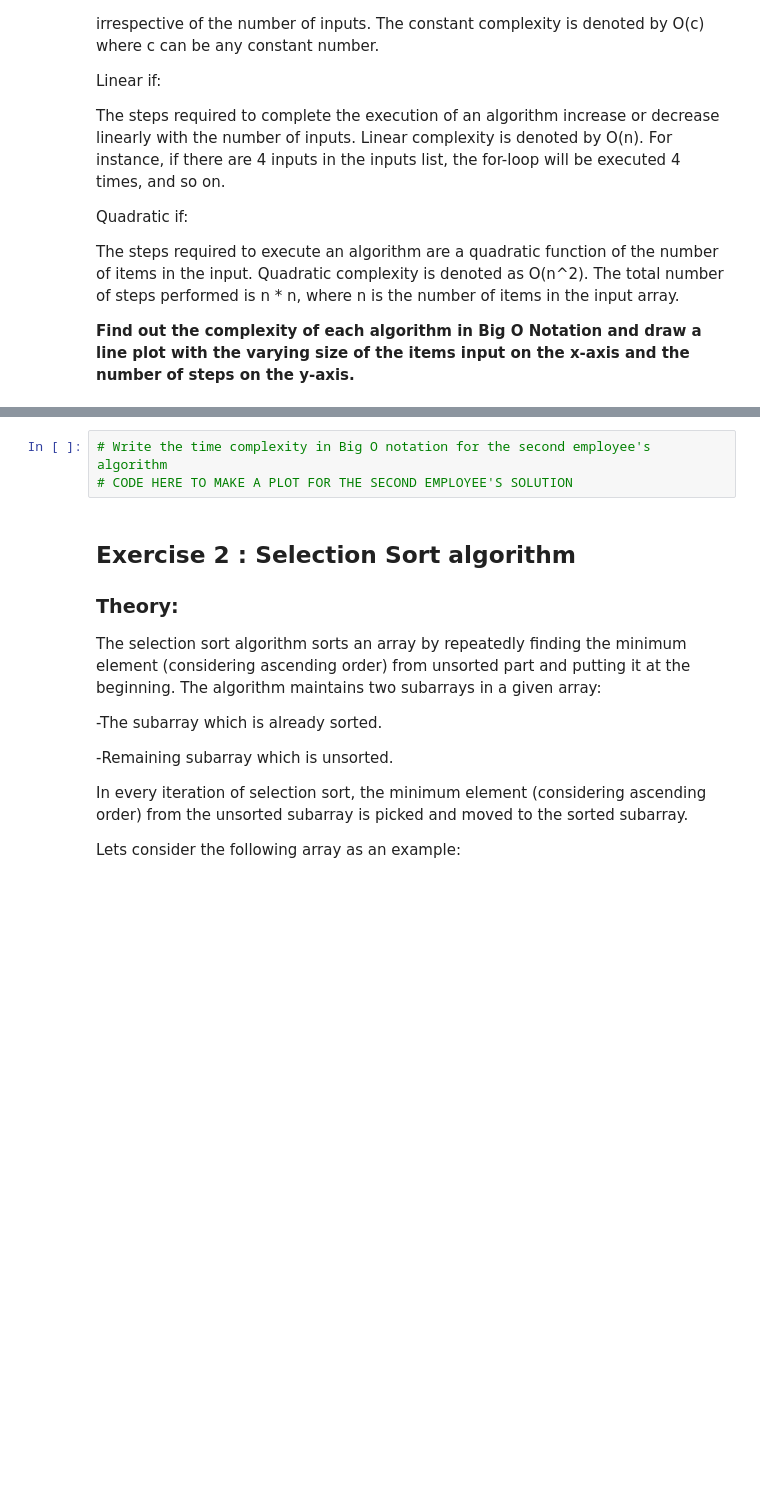
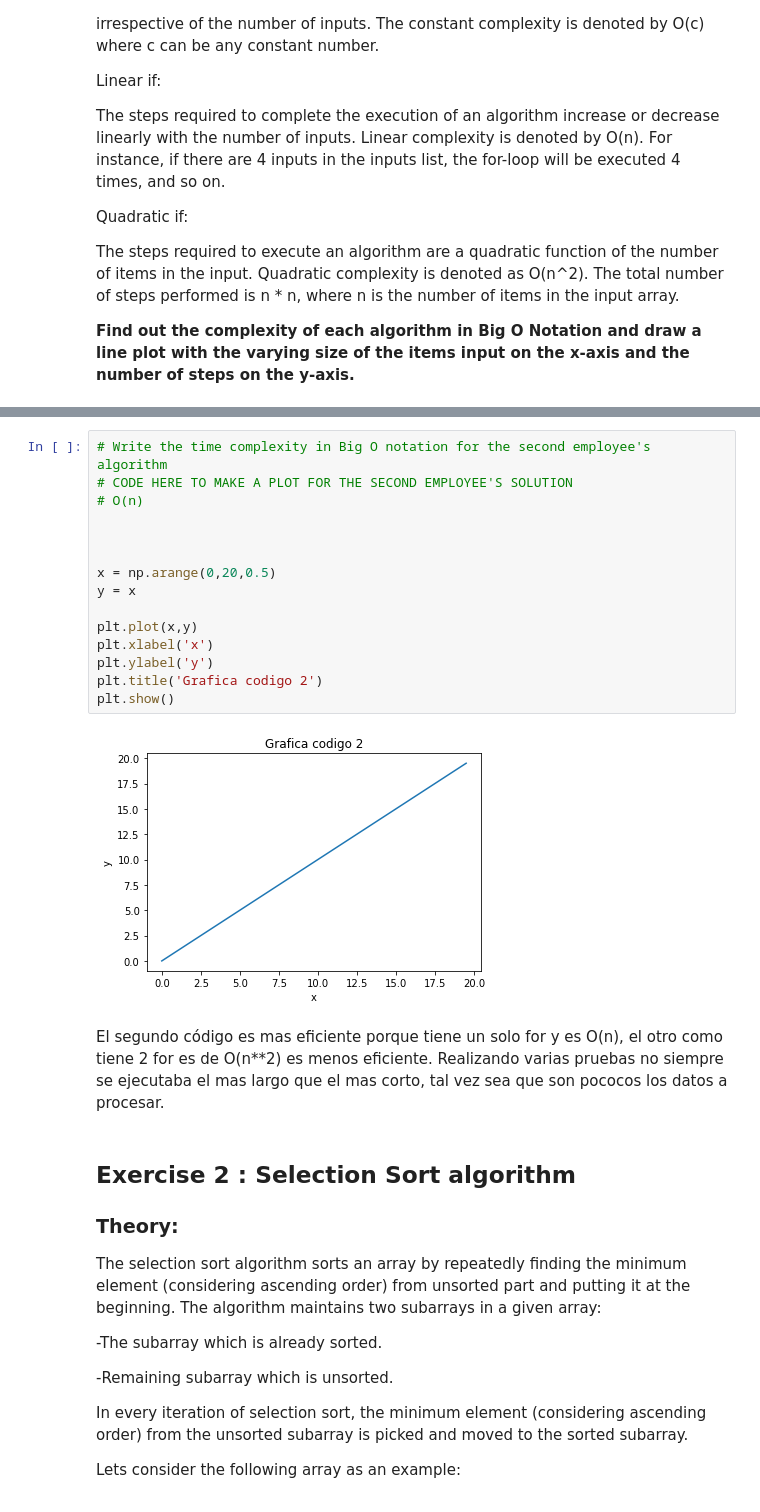
Before and after one commit to JuanAntonaccio/algorithm-optimization-project-machine-learning, a Jupyter notebook: notebook/problems.ipynb, the cells around one changed output, grey strips where cells are left out. Drawn from its saved outputs; the diff is of its cells as text; blank space fills up the shorter version.

```diff
--- a/notebook/problems.ipynb
+++ b/notebook/problems.ipynb
@@ -173,6 +236,22 @@ The steps required to execute an algorithm are a quadratic function of the numbe
 # %%
 # Write the time complexity in Big O notation for the second employee's algorithm
 # CODE HERE TO MAKE A PLOT FOR THE SECOND EMPLOYEE'S SOLUTION
+# O(n)
+
+
+
+x = np.arange(0,20,0.5)
+y = x
+
+plt.plot(x,y)
+plt.xlabel('x')
+plt.ylabel('y')
+plt.title('Grafica codigo 2')
+plt.show()
+# %% [output]
+[figure, added]
+# %% [markdown]
+El segundo código es mas eficiente porque tiene un solo for y es O(n), el otro como tiene 2 for es de O(n**2) es menos eficiente. Realizando varias pruebas no siempre se ejecutaba el mas largo que el mas corto, tal vez sea que son pococos los datos a procesar.
 # %% [markdown]
 ## Exercise 2 : Selection Sort algorithm
 
```
Also changed, not shown: parts of 13 cells of this notebook.
